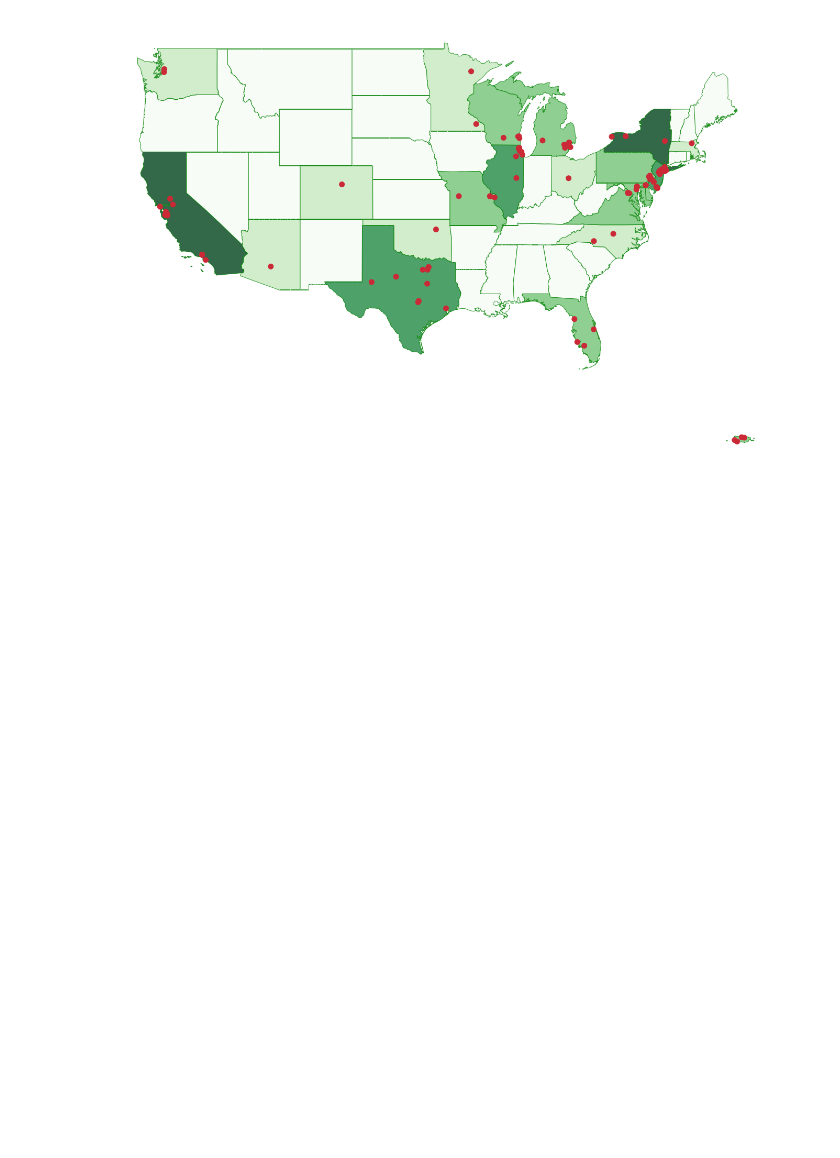
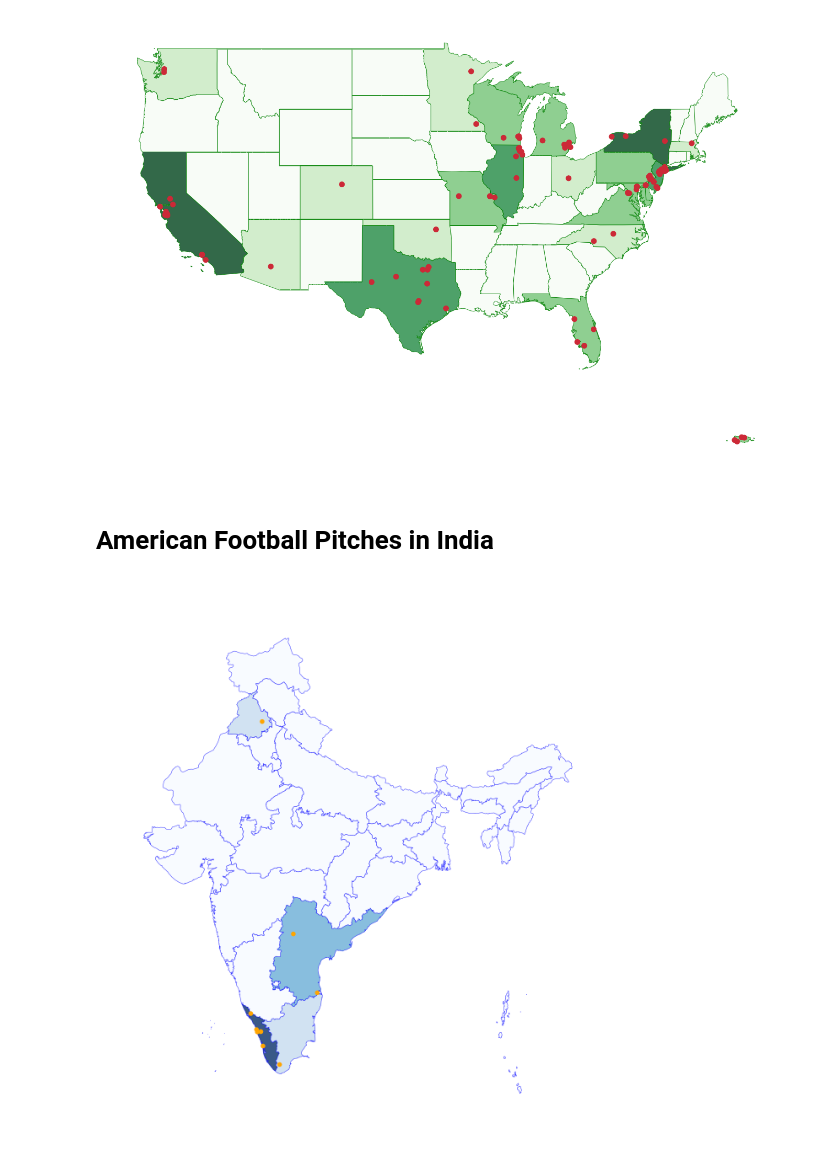
Before and after one commit to mattallinson/maps, a Jupyter notebook: notebooks/Cricket.ipynb, the cells around one changed output. Drawn from its saved outputs; the diff is of its cells as text; code cells hidden in the pictures; blank space fills up the shorter version.

Commit message:
updates cricket/american football notebook

```diff
--- a/notebooks/Cricket.ipynb
+++ b/notebooks/Cricket.ipynb
@@ -55,3 +57,5 @@ gplt.pointplot(cgdf_points,
 plt.savefig('./output/usa_cricket.png')
 # %% [output]
 [figure]
+# %% [markdown]
+# American Football Pitches in India
@@ -57,0 +64,47 @@ plt.savefig('./output/usa_cricket.png')
+# %%
+# makes a dataframe of all the cricket pitches from the overpass API
+af_gdf = gpd.read_file('./data/af_India.geojson')
+af_gdf_points = af_gdf.copy()
+
+#some of the pitches have full geometry, but we only really need points on the map
+af_gdf_points['geometry'] = af_gdf_points['geometry'].centroid
+# %%
+def india_state_finder(pitch):
+    '''goes through each state until it finds the state the pitch is in,
+    could probably be more efficient?
+    '''
+    for state in in_states.iterrows():
+        if pitch['geometry'].within(state[1]['geometry']):
+            return state[1].name
+# %%
+in_pitches = af_gdf.apply(india_state_finder, axis=1).value_counts()
+
+for pitch in in_pitches.items():
+    in_states.at[pitch[0], 'american football pitches'] = pitch[1]
+in_states = in_states.fillna(0) #turns NaN into 0
+# %%
+scheme = mc.UserDefined(in_states['american football pitches'], bins=[0,1,3,5,7])
+
+in_ax = gplt.pointplot(af_gdf_points,
+                figsize=(24, 24),
+                color='orange',
+                projection=gcrs.Mercator(),
+                marker="o",
+                s=10,
+                zorder=8,
+                )
+
+gplt.choropleth(in_states,
+                hue='american football pitches',
+                projection=gcrs.Mercator(),
+                cmap='Blues',
+                scheme=scheme,
+                alpha = 0.8,
+                edgecolor='blue',
+                linewidth=1,
+                ax=in_ax
+                )
+
+plt.savefig('./output/india_american_football.png')
+# %% [output]
+[figure, added]
```
Also changed, not shown: parts of 4 cells of this notebook, 1 other file.
